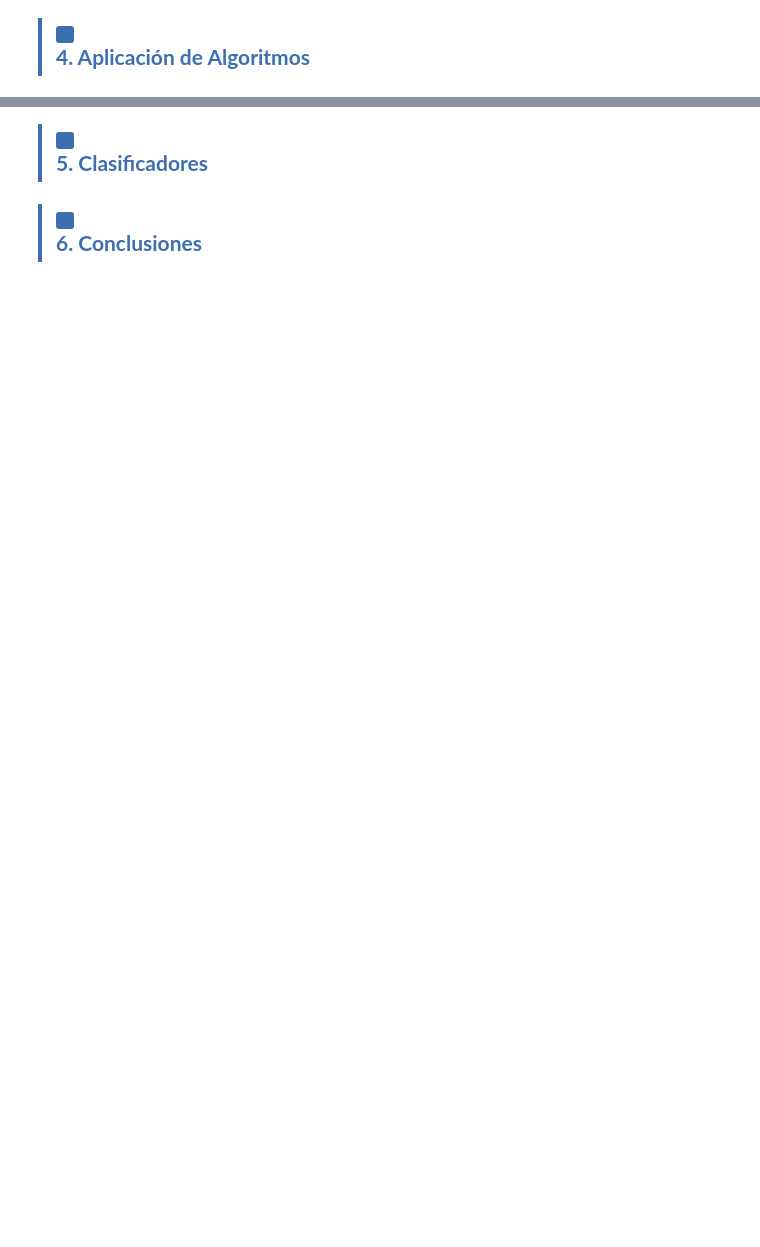
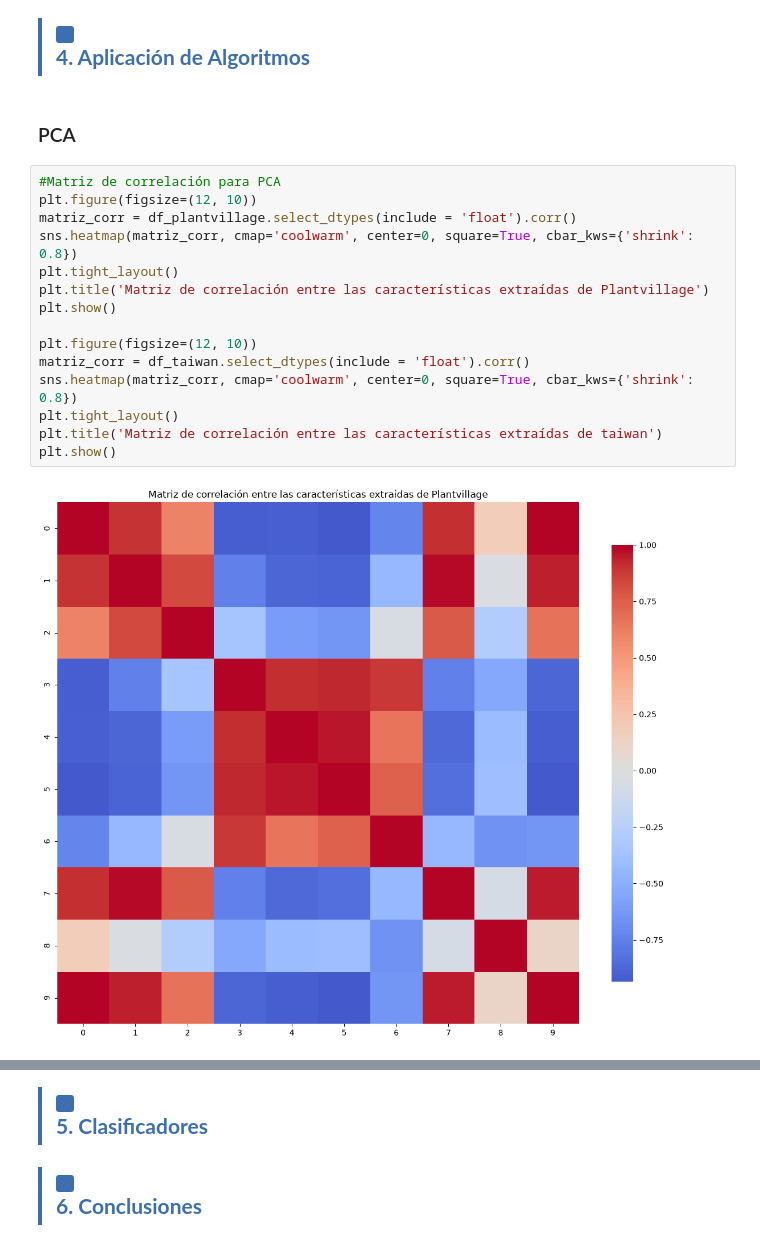
Before and after one commit to agn3si/T1_DMII, a Jupyter notebook: Tomato Leaves/codigo_tomates.ipynb, the cells around one changed output, grey strips where cells are left out. Saved outputs shown, nothing was run; the diff lists cells and outputs as text; blank space fills up the shorter version.

```diff
--- a/Tomato Leaves/codigo_tomates.ipynb
+++ b/Tomato Leaves/codigo_tomates.ipynb
@@ -566,2 +580,21 @@ y_taiwan = meta_taiwan['categoria'].values
 # %% [markdown]
 <div style="border-left:4px solid #3D6FB0;padding:4px 0 6px 14px;margin:16px 0 6px 0;"><span style="background:#3D6FB0;color:#FFFFFF;border-radius:3px;padding:2px 9px;font-size:11px;letter-spacing:.6px;"></span><br/><span style="color:#3D6FB0;font-size:21px;font-weight:700;">4. Aplicación de Algoritmos </span></div>
+# %% [markdown]
+### PCA
+# %%
+#Matriz de correlación para PCA
+plt.figure(figsize=(12, 10))
+matriz_corr = df_plantvillage.select_dtypes(include = 'float').corr()
+sns.heatmap(matriz_corr, cmap='coolwarm', center=0, square=True, cbar_kws={'shrink': 0.8})
+plt.tight_layout()
+plt.title('Matriz de correlación entre las características extraídas de Plantvillage')
+plt.show()
+
+plt.figure(figsize=(12, 10))
+matriz_corr = df_taiwan.select_dtypes(include = 'float').corr()
+sns.heatmap(matriz_corr, cmap='coolwarm', center=0, square=True, cbar_kws={'shrink': 0.8})
+plt.tight_layout()
+plt.title('Matriz de correlación entre las características extraídas de taiwan')
+plt.show()
+# %% [output]
+[figure, added]
```
Also changed, not shown: parts of 4 cells of this notebook, 1 other file.
